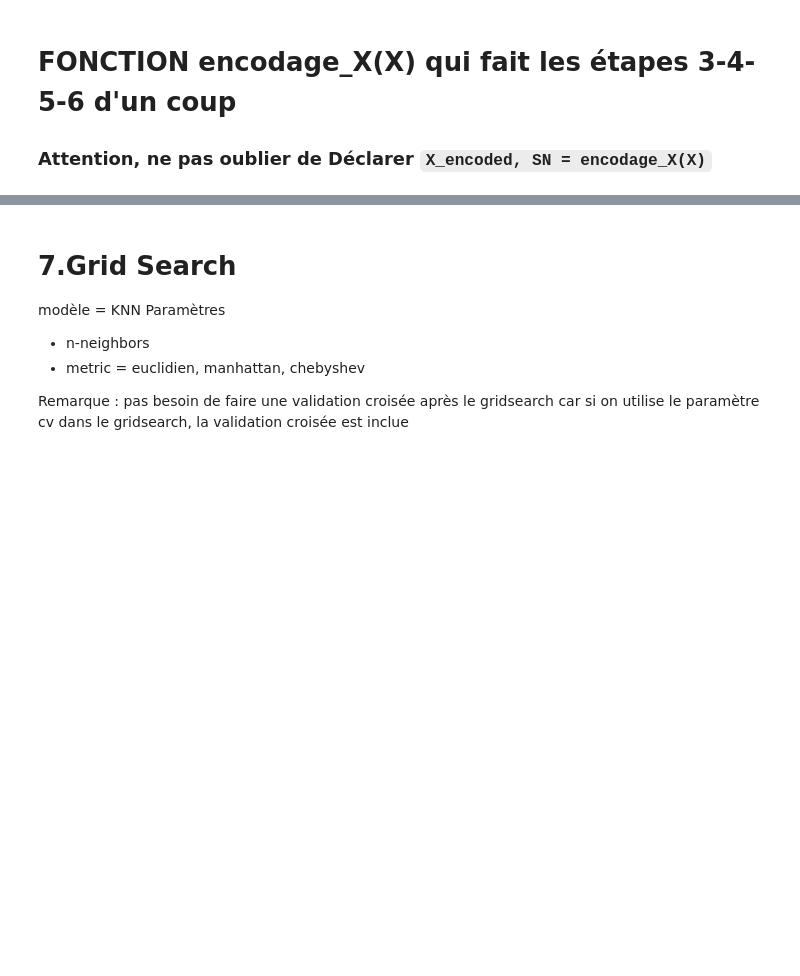
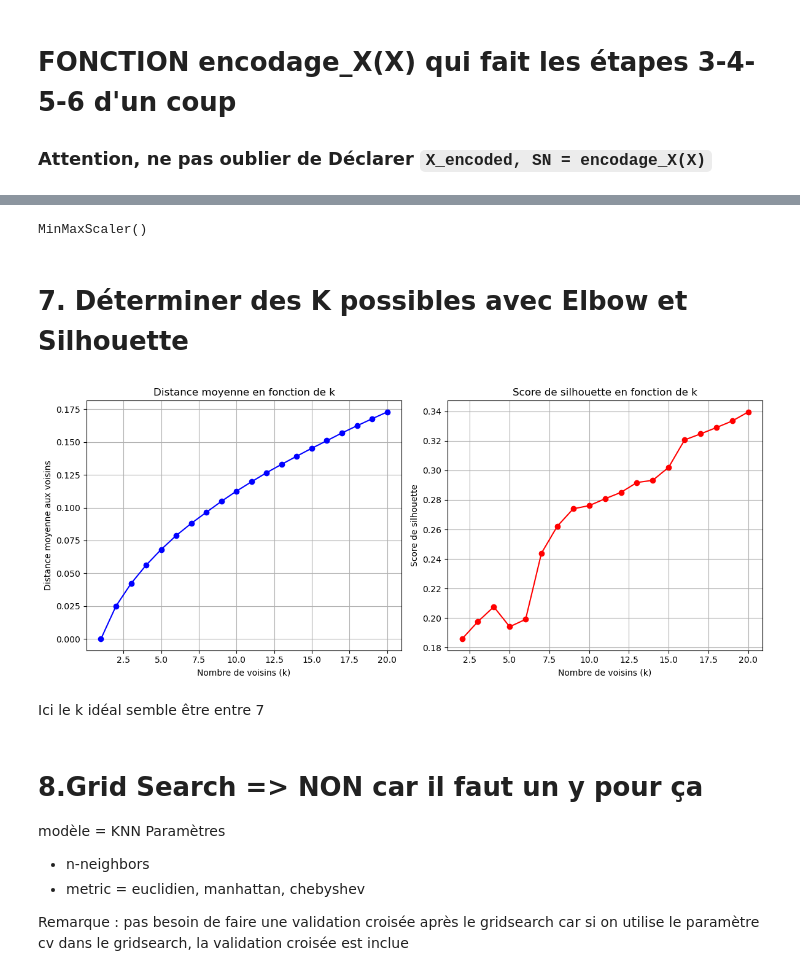
Before and after one commit to Cynthia-OK/CreuseLlywood, a Jupyter notebook: Trame_ML.ipynb, the cells around one changed output, grey strips where cells are left out. Cells and saved outputs as stored; diff of their text form; code cells hidden in the pictures; blank space fills up the shorter version.

```diff
--- a/Trame_ML.ipynb
+++ b/Trame_ML.ipynb
@@ -139,2 +177,10 @@ pas de doublons
 * vote_average'
 * year' : attention à traiter comme une catégorie
+# %%
+X = films[['popularity','vote_average', 'genre_Drama', 'genre_Horror',
+       'genre_Thriller', 'genre_Crime', 'genre_Animation', 'genre_Mystery',
+       'genre_Family', 'genre_Western', 'genre_Adventure', 'genre_Action',
+       'genre_Fantasy', 'genre_Comedy', 'genre_Music', 'genre_Romance',
+       'genre_War', 'genre_Documentary', 'genre_History',
+       'genre_Science Fiction']]
+X
@@ -158,8 +218,13 @@ print(pd.DataFrame(X_scaled, columns=df_a_normaliser.columns, index=df_a_normali
 # %%
 def encodage_X(X, type='standard'):
   index = X.index
-  X_num = X.select_dtypes('number')
-  X_cat = X.select_dtypes(['object', 'category', 'string'])
+  X_num = X[['popularity',  'vote_average']]
+  X_cat = X[['genre_Drama', 'genre_Horror',
+       'genre_Thriller', 'genre_Crime', 'genre_Animation', 'genre_Mystery',
+       'genre_Family', 'genre_Western', 'genre_Adventure', 'genre_Action',
+       'genre_Fantasy', 'genre_Comedy', 'genre_Music', 'genre_Romance',
+       'genre_War', 'genre_Documentary', 'genre_History',
+       'genre_Science Fiction']]
   # Comme ça les dates, on n'y touche pas
 
   if type == 'standard':
@@ -177,4 +242,4 @@ def encodage_X(X, type='standard'):
 
   return X_encoded, SN
 # %%
-X_encoded, SN = encodage_X(X)
+X_encoded, SN = encodage_X(X,'normalisation')
@@ -180,0 +262,6 @@ X_encoded, SN = encodage_X(X)
+# %%
+SN
+# %% [output]
+MinMaxScaler()
+# %% [markdown]
+# 7. Déterminer des K possibles avec Elbow et Silhouette
@@ -181,5 +304,37 @@ X_encoded, SN = encodage_X(X)
+# %%
+# Définition de la plage de k à tester
+k_range = range(1, 21)  # Test des valeurs de k de 1 à 20
+
+# Évaluation des différentes valeurs de k
+avg_distances, silhouette_scores = evaluate_k(X_encoded, k_range)
+
+# Création d'une visualisation pour aider à choisir k
+plt.figure(figsize=(12, 5))
+
+# Premier graphique : Distance moyenne aux voisins
+plt.subplot(1, 2, 1)
+plt.plot(k_range, avg_distances, 'bo-')
+plt.xlabel('Nombre de voisins (k)')
+plt.ylabel('Distance moyenne aux voisins')
+plt.title('Distance moyenne en fonction de k')
+plt.grid(True)
+
+# Second graphique : Score de silhouette
+plt.subplot(1, 2, 2)
+plt.plot(k_range[1:], silhouette_scores[1:], 'ro-')  # On commence à k=2
+plt.xlabel('Nombre de voisins (k)')
+plt.ylabel('Score de silhouette')
+plt.title('Score de silhouette en fonction de k')
+plt.grid(True)
+
+plt.tight_layout()
+plt.show()
+# %% [output]
+[figure, added]
+# %% [markdown]
+Ici le k idéal semble être entre 7
 # %% [markdown]
-# 7.Grid Search
+# 8.Grid Search => NON car il faut un y pour ça
 modèle = KNN
 Paramètres
 
```
Also changed, not shown: parts of 46 cells of this notebook, 2 other files.
